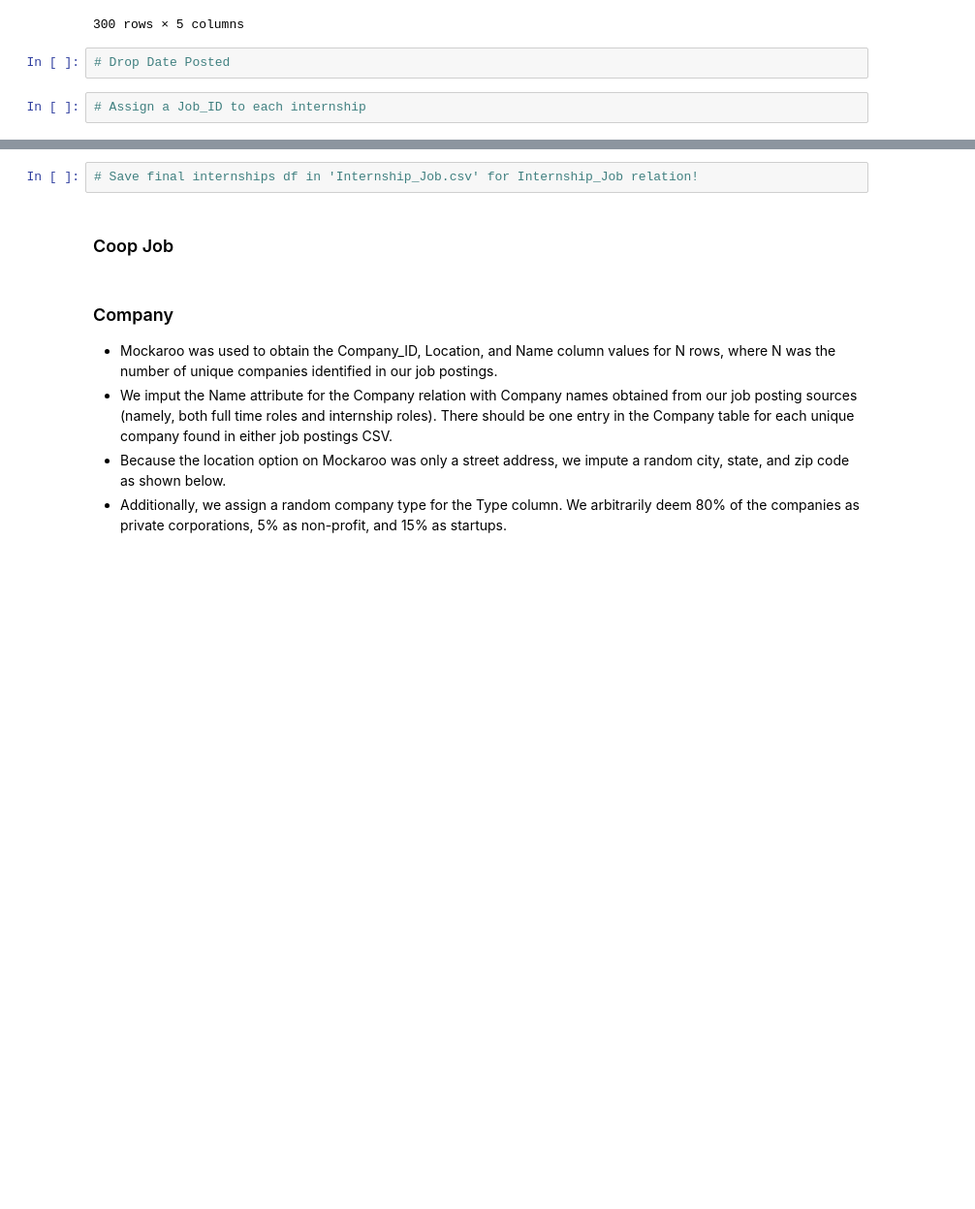
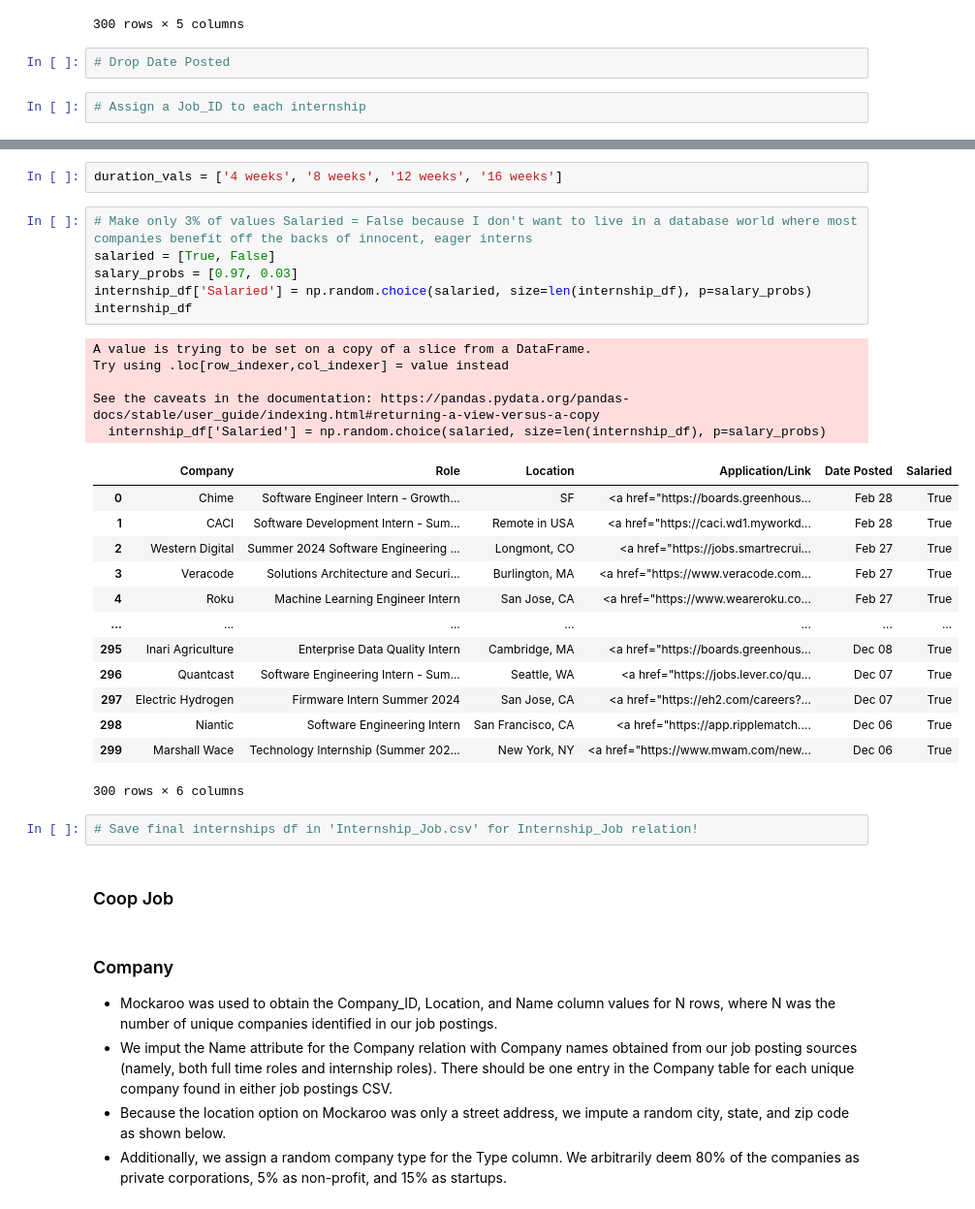
Before and after one commit to vbainwala/TalentTrove, a Jupyter notebook: make_data.ipynb, the cells around one changed output, grey strips where cells are left out. Shown at 97% size. Drawn from its saved outputs; the diff is of its cells as text; blank space fills up the shorter version.

```diff
--- a/make_data.ipynb
+++ b/make_data.ipynb
@@ -144,3 +180,30 @@ duration_vals = ['4 weeks', '8 weeks', '12 weeks', '16 weeks']
+# %%
+duration_vals = ['4 weeks', '8 weeks', '12 weeks', '16 weeks']
+# %%
+# Make only 3% of values Salaried = False because I don't want to live in a database world where most companies benefit off the backs of innocent, eager interns
+salaried = [True, False]
+salary_probs = [0.97, 0.03]
+internship_df['Salaried'] = np.random.choice(salaried, size=len(internship_df), p=salary_probs)
+internship_df
+# %% [output]
+A value is trying to be set on a copy of a slice from a DataFrame.
+Try using .loc[row_indexer,col_indexer] = value instead
+
+See the caveats in the documentation: https://pandas.pydata.org/pandas-docs/stable/user_guide/indexing.html#returning-a-view-versus-a-copy
+  internship_df['Salaried'] = np.random.choice(salaried, size=len(internship_df), p=salary_probs)
+|  | Company | Role | Location | Application/Link | Date Posted | Salaried |
+| 0 | Chime | Software Engineer Intern - Growth... | SF | <a href="https://boards.greenhous... | Feb 28 | True |
+| 1 | CACI | Software Development Intern - Sum... | Remote in USA | <a href="https://caci.wd1.myworkd... | Feb 28 | True |
+| 2 | Western Digital | Summer 2024 Software Engineering ... | Longmont, CO | <a href="https://jobs.smartrecrui... | Feb 27 | True |
+| 3 | Veracode | Solutions Architecture and Securi... | Burlington, MA | <a href="https://www.veracode.com... | Feb 27 | True |
+| 4 | Roku | Machine Learning Engineer Intern | San Jose, CA | <a href="https://www.weareroku.co... | Feb 27 | True |
+| ... | ... | ... | ... | ... | ... | ... |
+| 295 | Inari Agriculture | Enterprise Data Quality Intern | Cambridge, MA | <a href="https://boards.greenhous... | Dec 08 | True |
+| 296 | Quantcast | Software Engineering Intern - Sum... | Seattle, WA | <a href="https://jobs.lever.co/qu... | Dec 07 | True |
+| 297 | Electric Hydrogen | Firmware Intern Summer 2024 | San Jose, CA | <a href="https://eh2.com/careers?... | Dec 07 | True |
+| 298 | Niantic | Software Engineering Intern | San Francisco, CA | <a href="https://app.ripplematch.... | Dec 06 | True |
+| 299 | Marshall Wace | Technology Internship (Summer 202... | New York, NY | <a href="https://www.mwam.com/new... | Dec 06 | True |
+300 rows × 6 columns
 # %%
 # Save final internships df in 'Internship_Job.csv' for Internship_Job relation!
 # %% [markdown]
```
Also changed, not shown: parts of 23 cells of this notebook, 2 other files.
